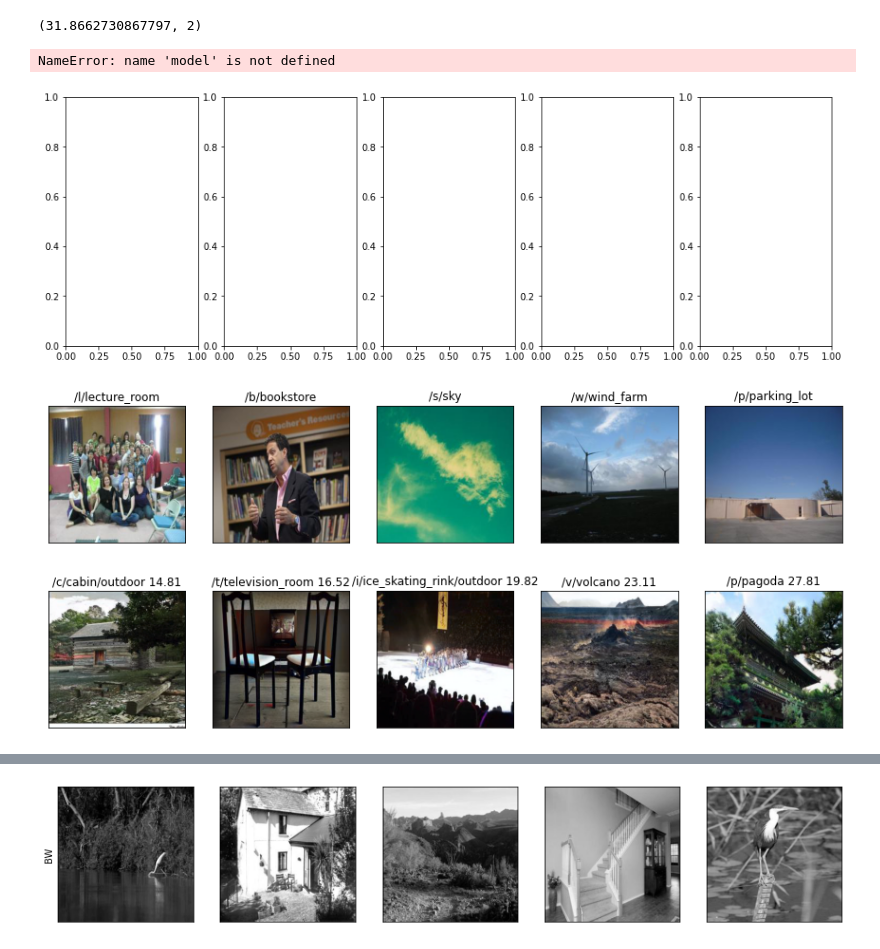
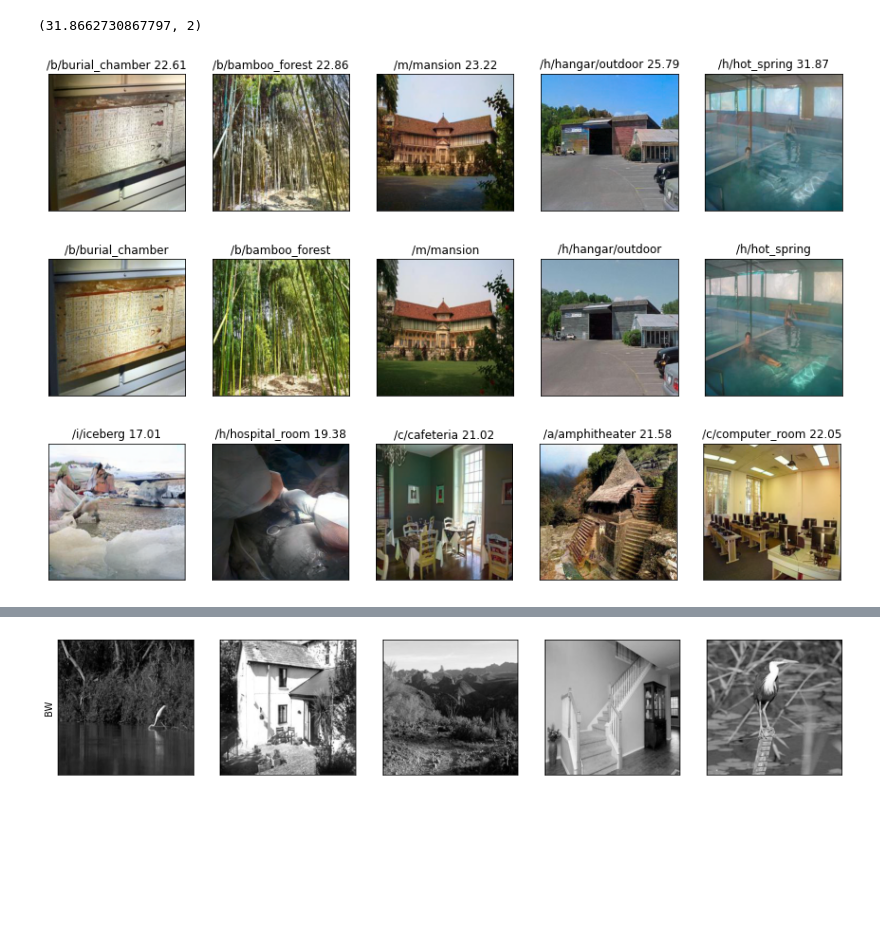
Before and after one commit to AndreasLH/Image-Colourization, a Jupyter notebook: evaluation.ipynb, the cells around one changed output, grey strips where cells are left out. Cells and saved outputs as stored; diff of their text form; code cells hidden in the pictures; blank space fills up the shorter version.

```diff
--- a/evaluation.ipynb
+++ b/evaluation.ipynb
@@ -103,22 +103,20 @@ eval_dlX = list(iter(eval_dlX))
 # make list, otherwise it will be exhausted and the loop cannot work
 
 modelL1 = MainModel(loss='L1')
-checkpointL1 = torch.load("model_epoch_100.pt", map_location=device)
+checkpointL1 = torch.load("models/model_epoch_100.pt", map_location=device)
 modelL1.load_state_dict(checkpointL1['model_state_dict'])
 
 modelL2 = MainModel(loss='L2')
-checkpointL2 = torch.load("model_L2_epoch_100.pt", map_location=device)
+checkpointL2 = torch.load("models/model_L2_epoch_100.pt", map_location=device)
 modelL2.load_state_dict(checkpointL2['model_state_dict'])
 
 net_GX = build_timm_unet('xception')
-# net_GX.load_state_dict(torch.load("backbone_xception_epoch_20.pt", map_location=device))
-checkpoint_GX = torch.load("backbone_xception_epoch_100.pt", map_location=device)
+checkpoint_GX = torch.load("models/backbone_xception_epoch_100.pt", map_location=device)
 xception = MainModel(net_G=net_GX)
 xception.load_state_dict(checkpoint_GX['model_state_dict'])
 
 net_G = build_vgg_unet(vgg19)
-# net_G.load_state_dict(torch.load("backbone_vgg_epoch_20.pt", map_location=device))
-checkpoint_V = torch.load("backbone_vgg_epoch_100.pt", map_location=device)
+checkpoint_V = torch.load("models/backbone_vgg_epoch_100.pt", map_location=device)
 vgg = MainModel(net_G=net_G)
 vgg.load_state_dict(checkpoint_V['model_state_dict'])
 
@@ -200,22 +199,22 @@ top5_max_colourful = np.argsort(colourfulnesses)[-5:]
 top5_min_colourful = np.argsort(colourfulnesses)[:5]
 # %%
 # most colourful predicted
+model = models['xception']
 fig, ax = plt.subplots(1,5, figsize=(15,5))
 for i, item in enumerate(top5_max_colourful):
     with torch.no_grad():
-        model.setup_input(eval_dl[item])
+        model.setup_input(eval_dlX[item])
         model.forward()
     fake_color = model.fake_color.detach()
     real_color = model.ab
     L = model.L
     fake_img = lab_to_rgb(L, fake_color)[0, :,:,:]
     ax[i].imshow(fake_img)
     ax[i].set_title(cat_from_filename(paths_subset[item]) + f' {colourfulnesses[item]:.2f}')
     ax[i].set_xticks([])
     ax[i].set_yticks([])
 # %% [output]
-NameError: name 'model' is not defined
-[figure, old version]
+[figure, new version]
 # %%
 # most colourful (ground truth)
 fig, ax = plt.subplots(1,5, figsize=(15,5))
@@ -225,13 +224,13 @@ for i, item in enumerate(top5_max_colourful):
     ax[i].set_xticks([])
     ax[i].set_yticks([])
 # %% [output]
-[figure, old version]
+[figure, new version]
 # %%
 # least colourful predicted
 fig, ax = plt.subplots(1,5, figsize=(15,5))
 for i, item in enumerate(top5_min_colourful):
     with torch.no_grad():
-        model.setup_input(eval_dl[item])
+        model.setup_input(eval_dlX[item])
         model.forward()
     fake_color = model.fake_color.detach()
     real_color = model.ab
@@ -242,7 +241,7 @@ for i, item in enumerate(top5_min_colourful):
     ax[i].set_xticks([])
     ax[i].set_yticks([])
 # %% [output]
-[figure, old version]
+[figure, new version]
 # %%
 # least colourful (ground truth)
 fig, ax = plt.subplots(1,5, figsize=(15,5))
```
Also changed, not shown: parts of 5 cells of this notebook, 6 other files.
